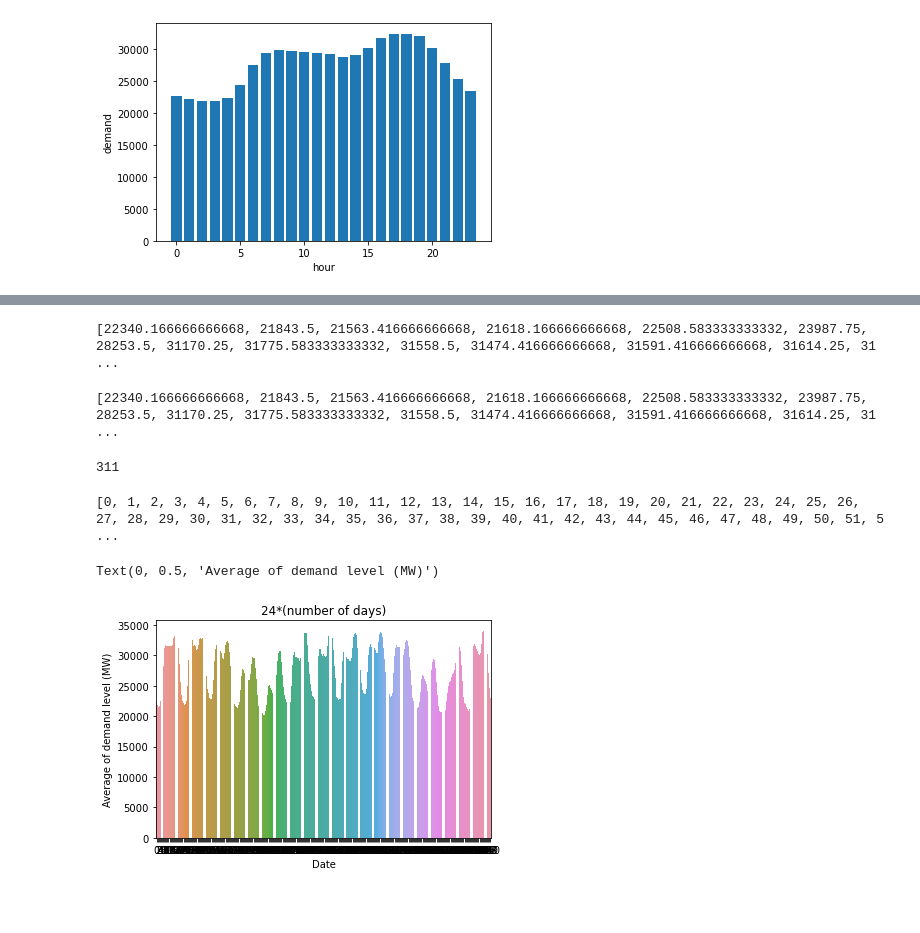
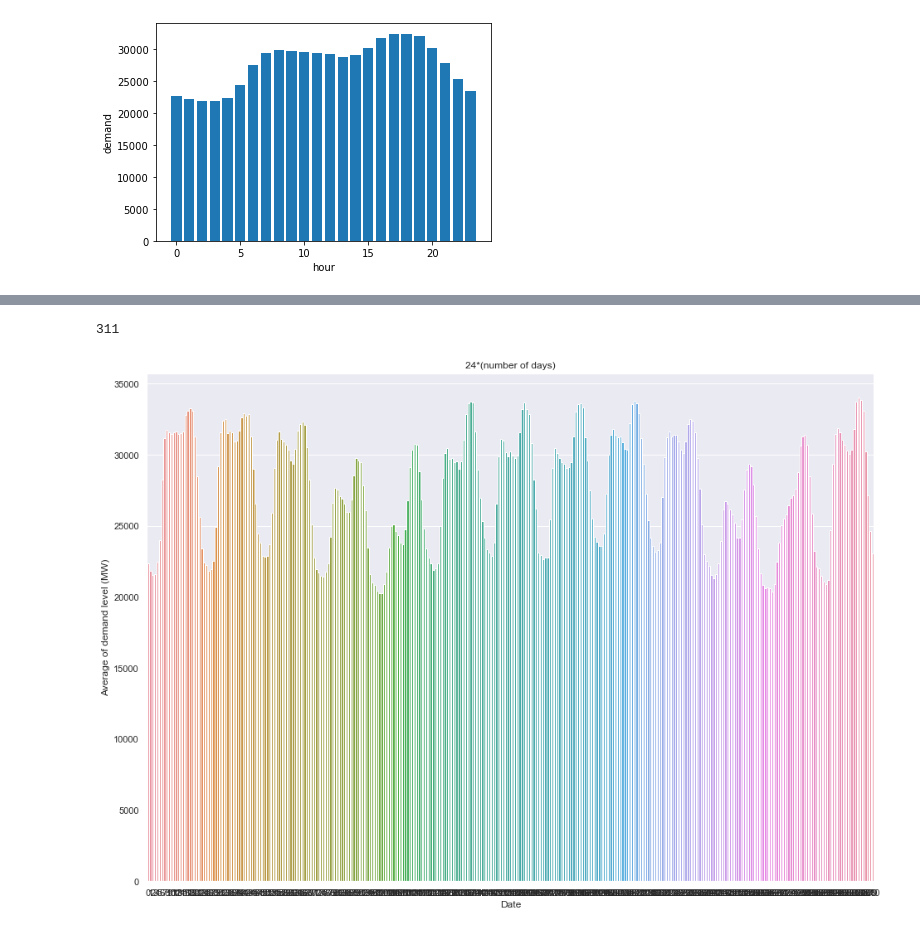
Before and after one commit to tejureddy7/data601, a Jupyter notebook: Week04/week04 - HW 2.ipynb, the cells around one changed output, grey strips where cells are left out. Drawn from its saved outputs; the diff is of its cells as text; code cells hidden in the pictures; blank space fills up the shorter version.

```diff
--- a/Week04/week04 - HW 2.ipynb
+++ b/Week04/week04 - HW 2.ipynb
@@ -245,12 +124,8 @@ data
 # %%
-print(mean)
+#print(mean)
-# %% [output]
-[22340.166666666668, 21843.5, 21563.416666666668, 21618.166666666668, 22508.583333333332, 23987.75, 28253.5, 31170.25, 31775.583333333332, 31558.5, 31474.416666666668, 31591.416666666668, 31614.25, 31 ...
 # %%
 mean = [x for x in mean if math.isnan(x) == False]
-print(mean)
+#print(mean)
-# %% [output]
-[22340.166666666668, 21843.5, 21563.416666666668, 21618.166666666668, 22508.583333333332, 23987.75, 28253.5, 31170.25, 31775.583333333332, 31558.5, 31474.416666666668, 31591.416666666668, 31614.25, 31 ...
 # %%
 len(mean)
 # %% [output]
@@ -258,15 +133,16 @@ len(mean)
 # %%
 days_hour = list(range(len(mean)))
 
-print(days_hour)
+#print(days_hour)
-# %% [output]
-[0, 1, 2, 3, 4, 5, 6, 7, 8, 9, 10, 11, 12, 13, 14, 15, 16, 17, 18, 19, 20, 21, 22, 23, 24, 25, 26, 27, 28, 29, 30, 31, 32, 33, 34, 35, 36, 37, 38, 39, 40, 41, 42, 43, 44, 45, 46, 47, 48, 49, 50, 51, 5 ...
 # %%
-sns.barplot(x=days_hour,y=mean)
+sns.set(rc={'figure.figsize':(15.7,11.27)})
+sns.barplot(x=days_hour,y=mean )
+#sns.set(rc={'figure.figsize':(11.7,8.27)})
 plt.title('24*(number of days)')
+
 plt.xticks(days_hour)
 plt.xlabel('Date')
 plt.ylabel('Average of demand level (MW)')
+plt.show()
 # %% [output]
-Text(0, 0.5, 'Average of demand level (MW)')
-[figure, old version]
+[figure, new version]
```
Also changed, not shown: parts of 10 cells of this notebook.
